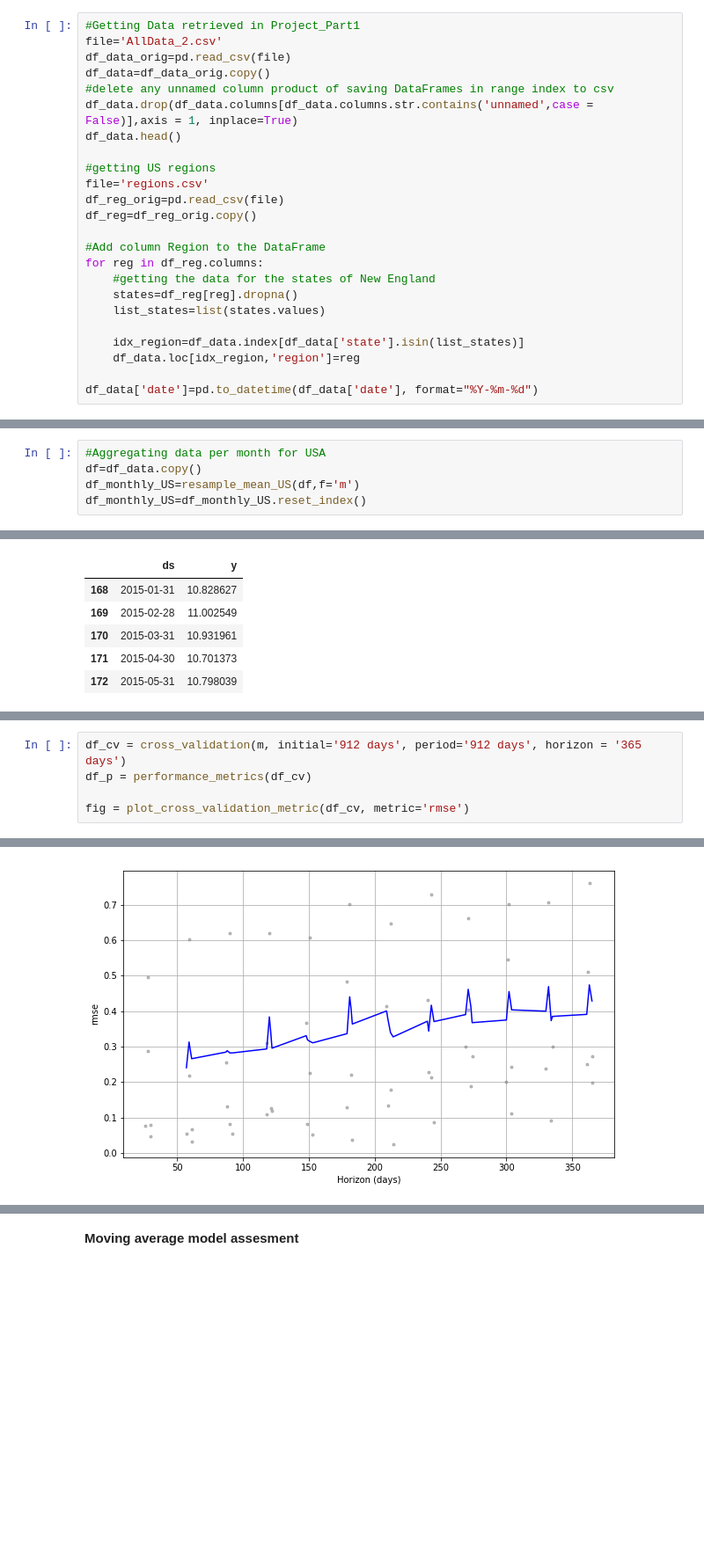
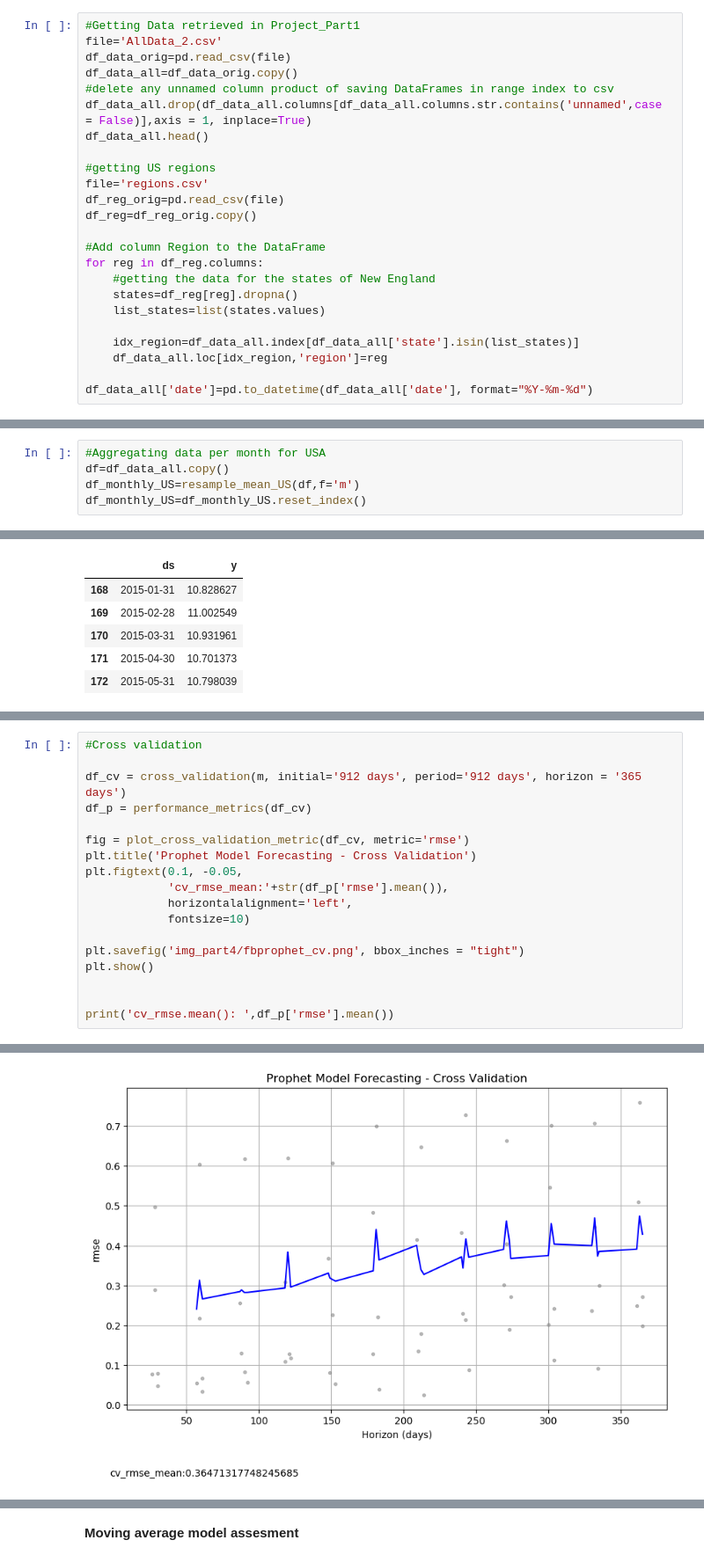
Before and after one commit to megiza/First_CapstoneProject, a Jupyter notebook: Project1_Part4.ipynb, the cells around one changed output, grey strips where cells are left out. Shown: that part at 88% size. Cells and saved outputs as stored; diff of their text form; blank space fills up the shorter version.

Commit message:
In progress added moving average and prophet model

```diff
--- a/Project1_Part4.ipynb
+++ b/Project1_Part4.ipynb
@@ -98,10 +113,10 @@ def resample_mean_US(df, f='Y'):
 #Getting Data retrieved in Project_Part1
 file='AllData_2.csv'
 df_data_orig=pd.read_csv(file)
-df_data=df_data_orig.copy()
+df_data_all=df_data_orig.copy()
 #delete any unnamed column product of saving DataFrames in range index to csv
-df_data.drop(df_data.columns[df_data.columns.str.contains('unnamed',case = False)],axis = 1, inplace=True)
-df_data.head()
+df_data_all.drop(df_data_all.columns[df_data_all.columns.str.contains('unnamed',case = False)],axis = 1, inplace=True)
+df_data_all.head()
 
 #getting US regions
 file='regions.csv'
@@ -114,8 +129,8 @@ for reg in df_reg.columns:
     states=df_reg[reg].dropna()
     list_states=list(states.values)
 
-    idx_region=df_data.index[df_data['state'].isin(list_states)]
-    df_data.loc[idx_region,'region']=reg
+    idx_region=df_data_all.index[df_data_all['state'].isin(list_states)]
+    df_data_all.loc[idx_region,'region']=reg
 
-df_data['date']=pd.to_datetime(df_data['date'], format="%Y-%m-%d")
+df_data_all['date']=pd.to_datetime(df_data_all['date'], format="%Y-%m-%d")
 # %%
@@ -155,7 +168,7 @@ df_model_assesment=pd.DataFrame(columns=['Model', 'mean_squared_log_error', 'mea
 ### Working for a model for the US mean temperature
 # %%
 #Aggregating data per month for USA
-df=df_data.copy()
+df=df_data_all.copy()
 df_monthly_US=resample_mean_US(df,f='m')
 df_monthly_US=df_monthly_US.reset_index()
 # %%
@@ -305,7 +444,20 @@ df_model_assesment
 # %%
+#Cross validation
+
 df_cv = cross_validation(m, initial='912 days', period='912 days', horizon = '365 days')
 df_p = performance_metrics(df_cv)
 
 fig = plot_cross_validation_metric(df_cv, metric='rmse')
+plt.title('Prophet Model Forecasting - Cross Validation')
+plt.figtext(0.1, -0.05,
+            'cv_rmse_mean:'+str(df_p['rmse'].mean()),
+            horizontalalignment='left',
+            fontsize=10)
+
+plt.savefig('img_part4/fbprophet_cv.png', bbox_inches = "tight")
+plt.show()
+
+
+print('cv_rmse.mean(): ',df_p['rmse'].mean())
 # %% [output]
 INFO:fbprophet:Making 5 forecasts with cutoffs between 2004-06-04 00:00:00 and 2014-05-31 00:00:00
@@ -314 +464 @@ Conversion of the second argument of issubdtype from `float` to `np.floating` is
-[figure, old version]
+[figure, new version]
```
Also changed, not shown: parts of 40 cells of this notebook, 5 other files.
